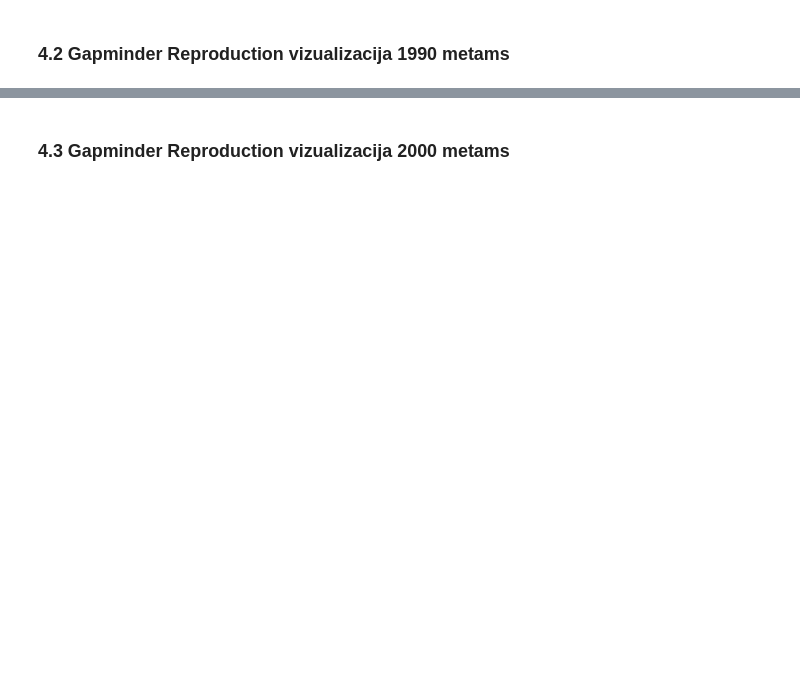
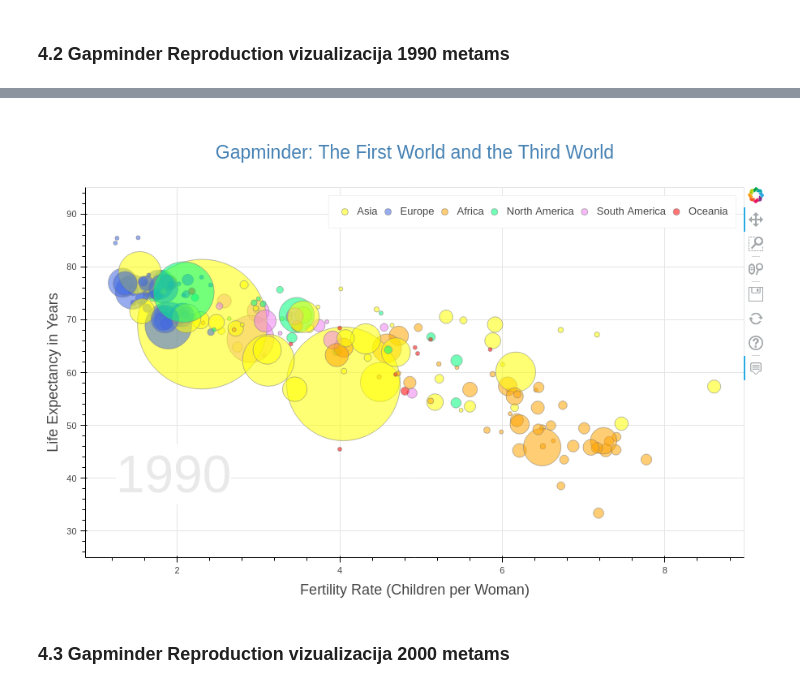
Before and after one commit to lajmcourses/CloningGapminder, a Jupyter notebook: 01_Initial_Data_Analysis.ipynb, the cells around one changed output, grey strips where cells are left out. Saved outputs shown, nothing was run; the diff lists cells and outputs as text; code cells hidden in the pictures; blank space fills up the shorter version.

Commit message:
Initial Data Analysis notebook updated: now the plots are displayed as images.

```diff
--- a/01_Initial_Data_Analysis.ipynb
+++ b/01_Initial_Data_Analysis.ipynb
@@ -27,8 +27,8 @@ pd.options.display.float_format = '{:.2f}'.format
 pd.options.display.max_columns = 72
 pd.options.display.max_rows = 300
 
-# Set to True in order to enable plots interactivity
-DISPLAY_PLOT_AS_IMAGE = False
+# Set to False in order to enable plots interactivity
+DISPLAY_PLOT_AS_IMAGE = True
 # %% [output]
 Loading BokehJS ...
 [interactive output not drawn]
@@ -727,7 +726,7 @@ p.legend.orientation = "horizontal"
 
 if DISPLAY_PLOT_AS_IMAGE:
     # Export image file
-    img = "plots/gapminder_snapshot_1970.png"
+    img = "plots/gapminder_snapshot_1990.png"
     img_file = export_png(p, filename=img)
 
     # Display image
@@ -740,3 +737,4 @@ else:
+[figure, added]
 # %% [markdown]
 ### 4.3 Gapminder Reproduction vizualizacija 2000 metams
 # %%
```
Also changed, not shown: parts of 6 cells of this notebook.
